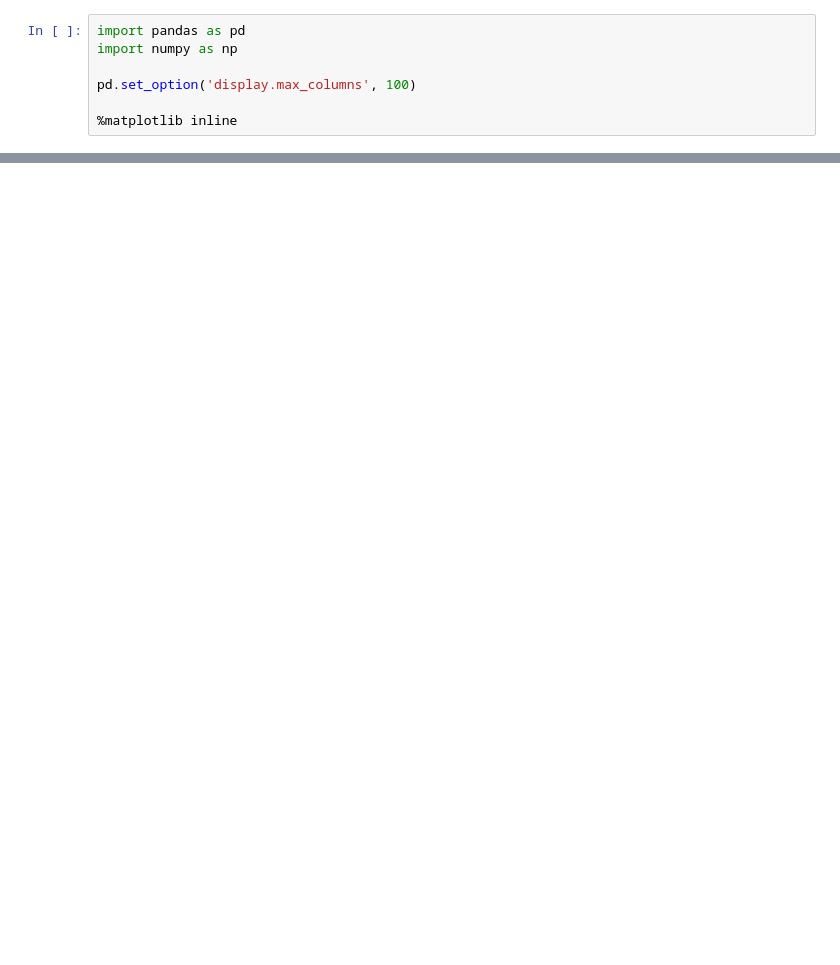
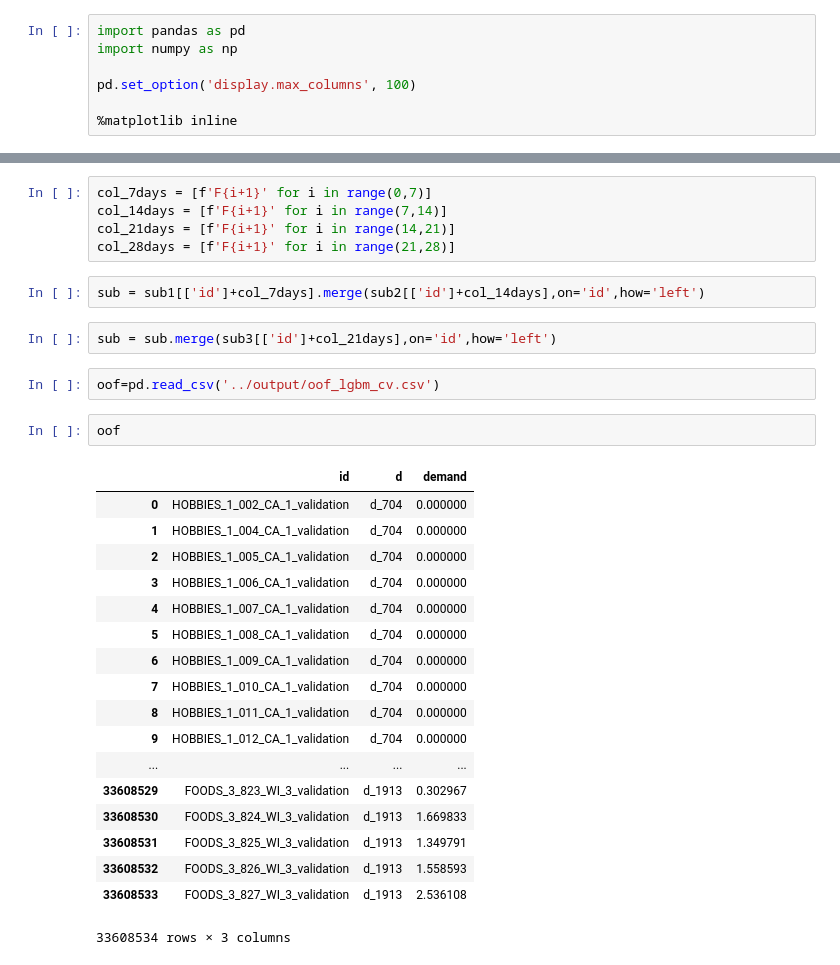
Before and after one commit to MitsuruFujiwara/M5-Forecasting-Accuracy, a Jupyter notebook: src/903_blending.ipynb, the cells around one changed output, grey strips where cells are left out. Drawn from its saved outputs; the diff is of its cells as text; blank space fills up the shorter version.

```diff
--- a/src/903_blending.ipynb
+++ b/src/903_blending.ipynb
@@ -47,0 +37,32 @@ sub3.sub3.hist(bins=255)
+# %%
+col_7days = [f'F{i+1}' for i in range(0,7)]
+col_14days = [f'F{i+1}' for i in range(7,14)]
+col_21days = [f'F{i+1}' for i in range(14,21)]
+col_28days = [f'F{i+1}' for i in range(21,28)]
+# %%
+sub = sub1[['id']+col_7days].merge(sub2[['id']+col_14days],on='id',how='left')
+# %%
+sub = sub.merge(sub3[['id']+col_21days],on='id',how='left')
+# %%
+oof=pd.read_csv('../output/oof_lgbm_cv.csv')
+# %%
+oof
+# %% [output]
+|  | id | d | demand |
+| 0 | HOBBIES_1_002_CA_1_validation | d_704 | 0.000000 |
+| 1 | HOBBIES_1_004_CA_1_validation | d_704 | 0.000000 |
+| 2 | HOBBIES_1_005_CA_1_validation | d_704 | 0.000000 |
+| 3 | HOBBIES_1_006_CA_1_validation | d_704 | 0.000000 |
+| 4 | HOBBIES_1_007_CA_1_validation | d_704 | 0.000000 |
+| 5 | HOBBIES_1_008_CA_1_validation | d_704 | 0.000000 |
+| 6 | HOBBIES_1_009_CA_1_validation | d_704 | 0.000000 |
+| 7 | HOBBIES_1_010_CA_1_validation | d_704 | 0.000000 |
+| 8 | HOBBIES_1_011_CA_1_validation | d_704 | 0.000000 |
+| 9 | HOBBIES_1_012_CA_1_validation | d_704 | 0.000000 |
+| ... | ... | ... | ... |
+| 33608529 | FOODS_3_823_WI_3_validation | d_1913 | 0.302967 |
+| 33608530 | FOODS_3_824_WI_3_validation | d_1913 | 1.669833 |
+| 33608531 | FOODS_3_825_WI_3_validation | d_1913 | 1.349791 |
+| 33608532 | FOODS_3_826_WI_3_validation | d_1913 | 1.558593 |
+| 33608533 | FOODS_3_827_WI_3_validation | d_1913 | 2.536108 |
+33608534 rows × 3 columns
```
Also changed, not shown: parts of 10 cells of this notebook, 51 other files.
